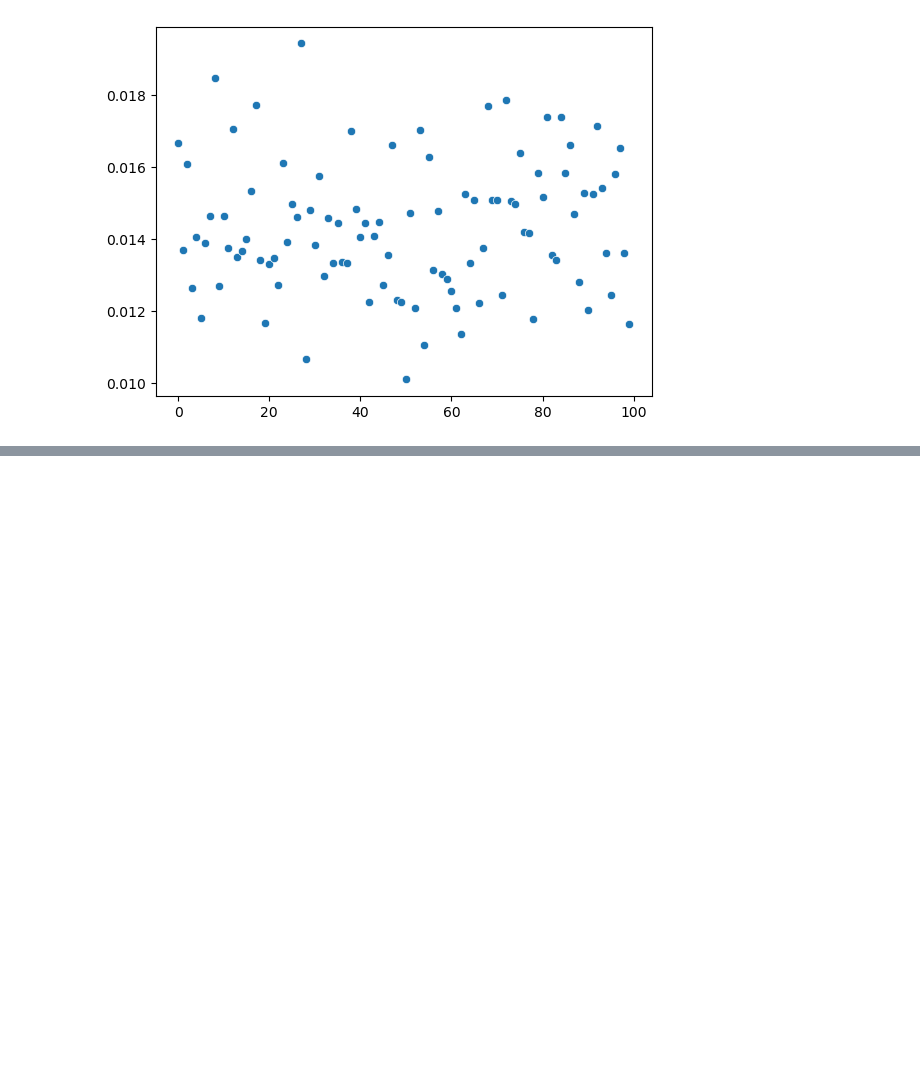
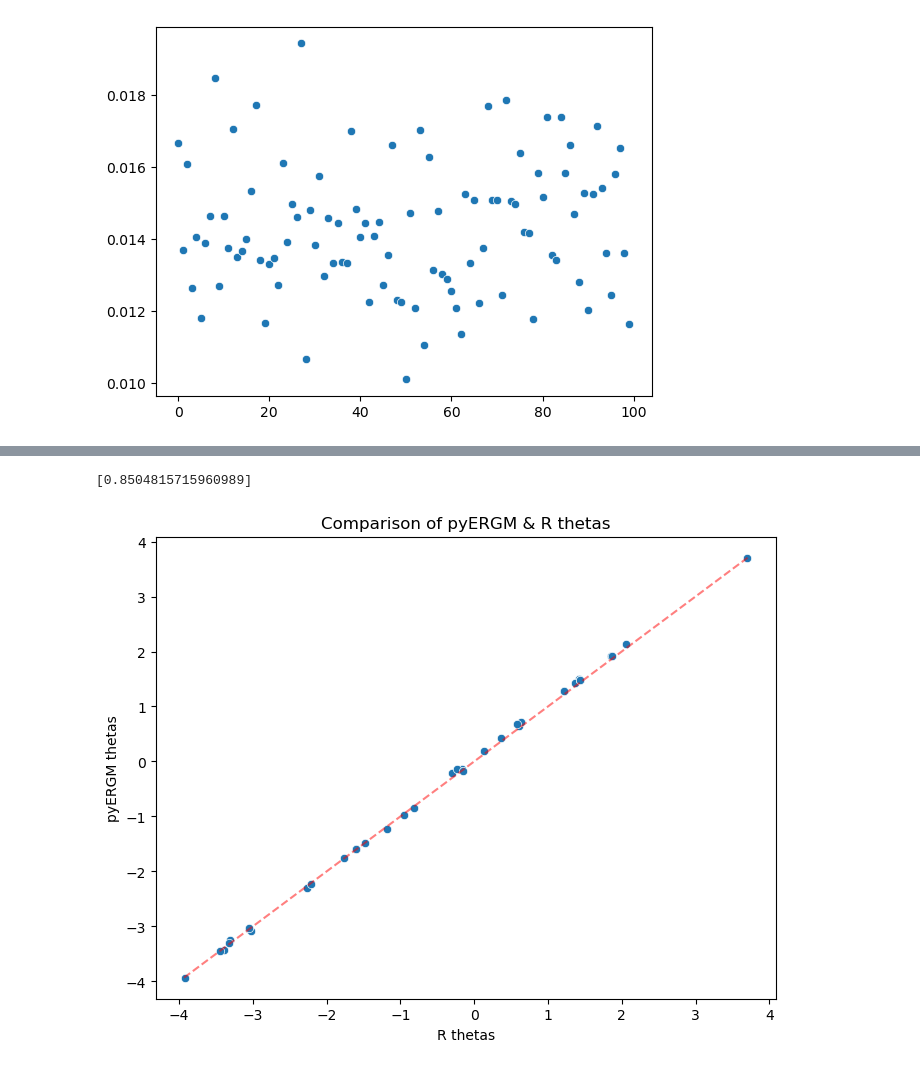
Before and after one commit to tomtalp/pyERGM, a Jupyter notebook: examples/first_example.ipynb, the cells around one changed output, grey strips where cells are left out. Cells and saved outputs as stored; diff of their text form; code cells hidden in the pictures; blank space fills up the shorter version.

```diff
--- a/examples/first_example.ipynb
+++ b/examples/first_example.ipynb
@@ -544,0 +549,16 @@ sns.scatterplot(df["inv_hessian_norm"] - df["inv_cov_norm"])
+# %%
+# metrics = [NumberOfEdgesDirected(), OutDegree(), InDegree()]
+metrics = [NumberOfEdgesDirected(), OutDegree(), InDegree(), TotalReciprocity()]
+
+
+n_nodes = W.shape[0]
+
+mcmc_sample_size = 1000
+
+mple_model = ERGM(n_nodes, metrics, is_directed=True)
+mple_model.fit(W,
+        opt_steps=, steps_for_decay=1, lr=1, mple_lr=0.5,
+          mcmc_burn_in=0,
+          mcmc_steps_per_sample=50000,
+          mcmc_sample_size=mcmc_sample_size
+          )
@@ -544,0 +682,32 @@ sns.scatterplot(df["inv_hessian_norm"] - df["inv_cov_norm"])
+# %%
+returned_params[-1]
+# %% [output]
+[0.8504815715960989]
+# %%
+true_values = {"edges": -1.1761, "sender2": -0.2945, "sender3": 1.4141, "sender4": 0.3662, "sender5": 0.1315,
+               "sender6": 1.2148, "sender7": 0.6055,
+               "sender8": 1.3609, "sender9": 0.6402, "sender10": 2.0639, "sender11": 1.4355, "sender12": -0.1681,
+               "sender13": -0.2322, "sender14": 0.5841, "sender15": 1.8600,
+               "sender16": 1.4317, "sender17": 1.2211, "sender18": 1.8724, "receiver2": -0.1522, "receiver3": -3.0453,
+               "receiver4": -1.7596, "receiver5": -0.8198, "receiver6": -3.3922,
+               "receiver7": -1.6074, "receiver8": -2.2656, "receiver9": -2.2069, "receiver10": -3.9189,
+               "receiver11": -3.0257, "receiver12": -0.9457, "receiver13": -1.4749, "receiver14": -1.5950,
+               "receiver15": -3.3147, "receiver16": -3.0567, "receiver17": -3.4436, "receiver18": -3.3239,
+               "mutual": 3.6918
+               }
+
+true_predictions = np.array(list(true_values.values()))
+fitted_thetas = mcmle_model._thetas
+
+fig, ax = plt.subplots(figsize=(8, 6))
+sns.scatterplot(x=true_predictions, y=fitted_thetas)
+
+min_x = min(min(true_predictions), min(fitted_thetas))
+max_x = max(max(true_predictions), max(fitted_thetas))
+
+sns.lineplot(x=[min_x, max_x], y=[min_x, max_x], color="red", linestyle="--", alpha=0.5)
+ax.set(xlabel='R thetas', ylabel='pyERGM thetas')
+ax.set_title("Comparison of pyERGM & R thetas")
+plt.show()
+# %% [output]
+[figure, added]
```
Also changed, not shown: parts of 10 cells of this notebook, 1 other file.
